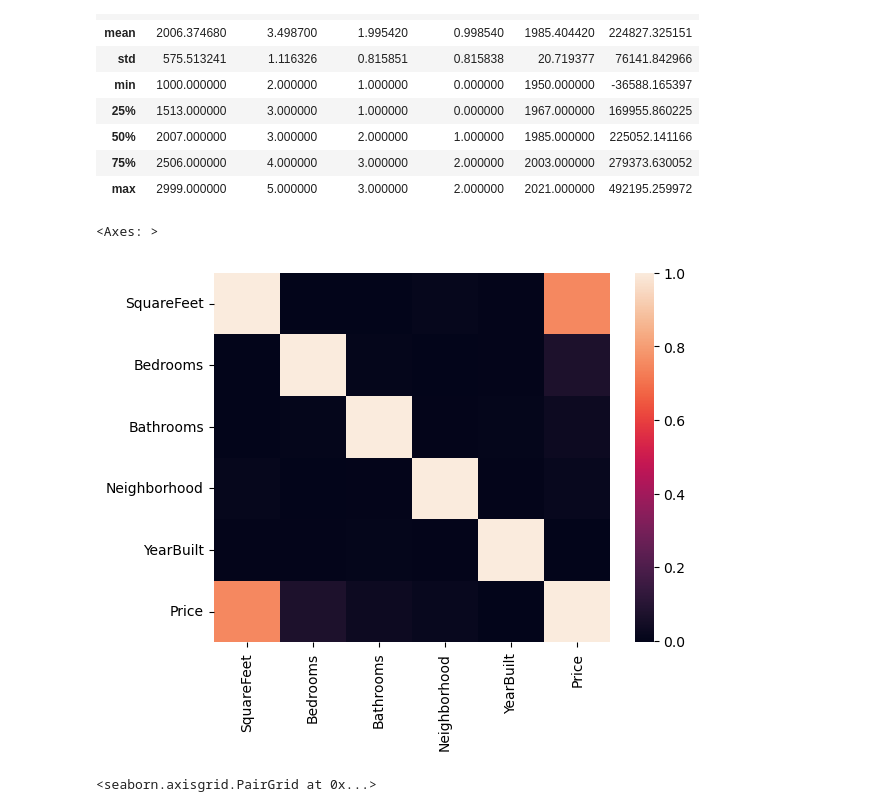
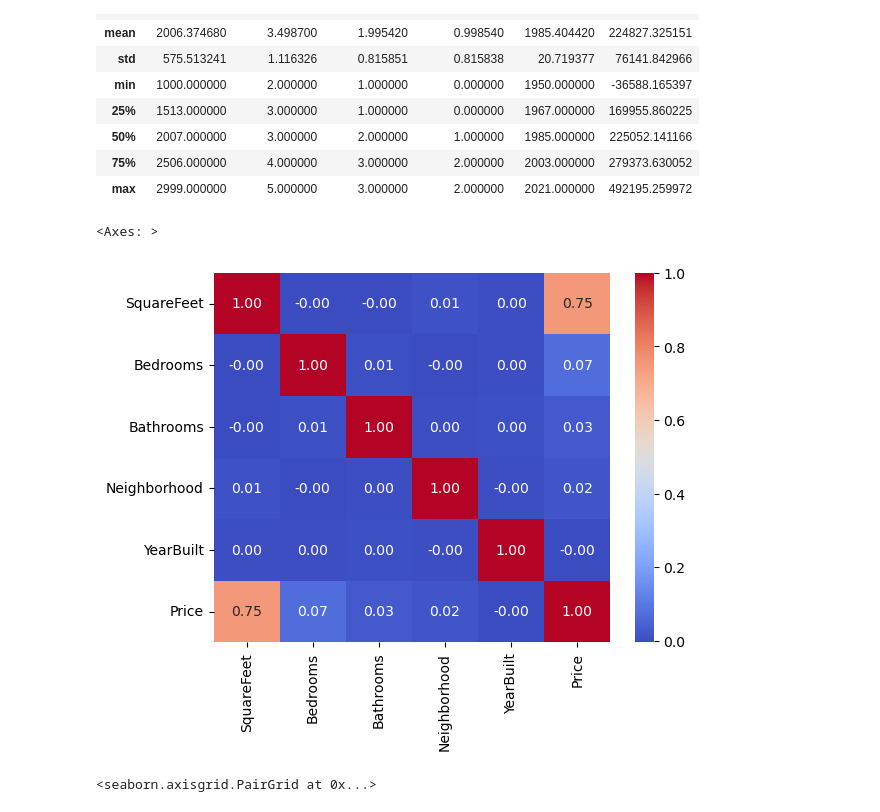
Before and after one commit to CatVenn/Final-Project, a Jupyter notebook: Machine Learning.ipynb, the cells around one changed output. Cells and saved outputs as stored; diff of their text form; code cells hidden in the pictures.

```diff
--- a/Machine Learning.ipynb
+++ b/Machine Learning.ipynb
@@ -76,10 +76,11 @@ df.describe()
 | 75% | 2506.000000 | 4.000000 | 3.000000 | 2.000000 | 2003.000000 | 279373.630052 |
 | max | 2999.000000 | 5.000000 | 3.000000 | 2.000000 | 2021.000000 | 492195.259972 |
 # %%
-sns.heatmap(df.corr())
+corr = df.corr()
+sns.heatmap(corr, annot=True, cmap="coolwarm", fmt=".2f")
 # %% [output]
 <Axes: >
-[figure, old version]
+[figure, new version]
 # %%
 sns.pairplot(df)
 # %% [output]
```
Also changed, not shown: parts of 2 cells of this notebook, 1 other file.
